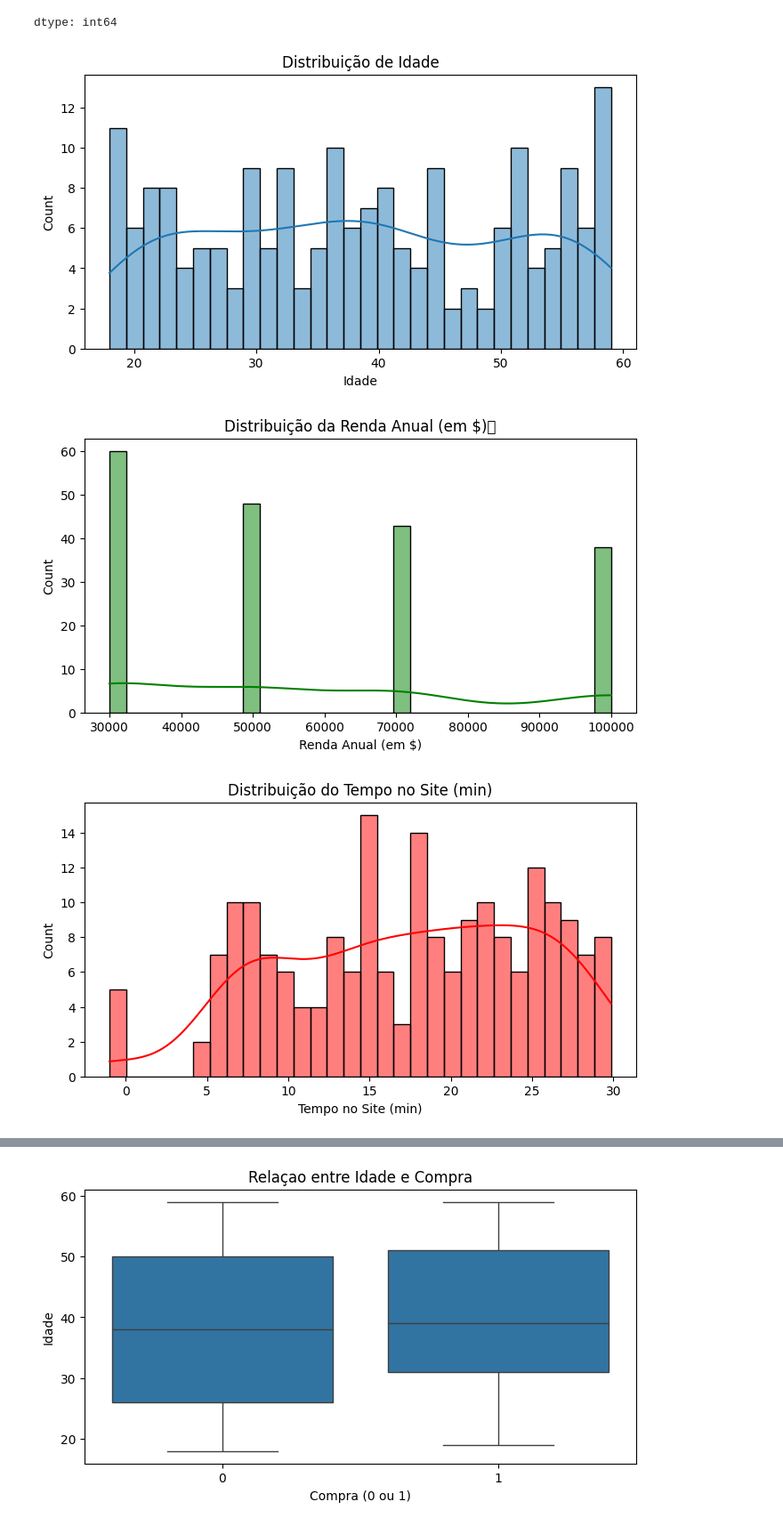
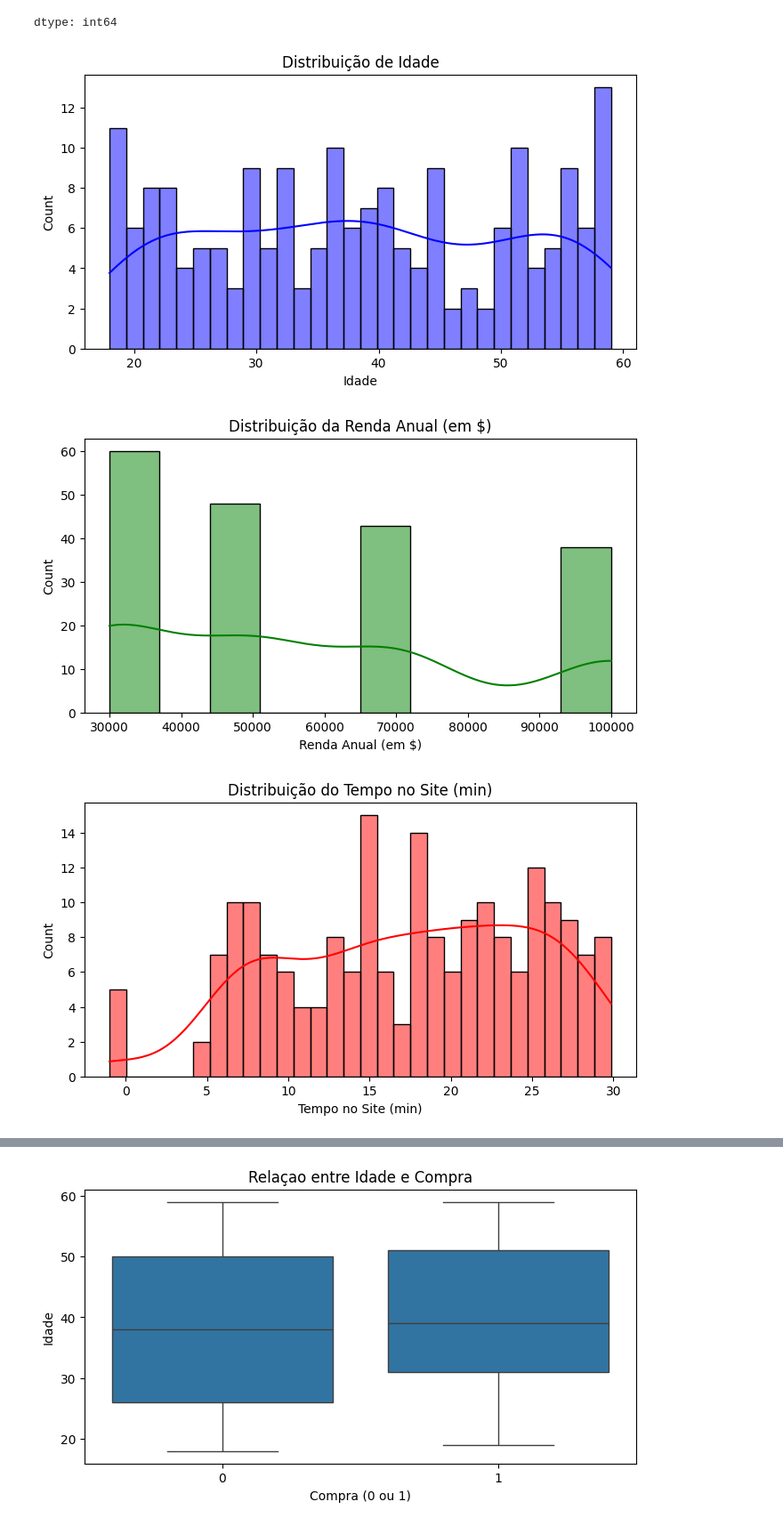
Before and after one commit to ViniciusHenriqueOliveira/DesafioPratico, a Jupyter notebook: Tarefa1.ipynb, the cells around one changed output, grey strips where cells are left out. Shown: that part at 89% size. Saved outputs shown, nothing was run; the diff lists cells and outputs as text; code cells hidden in the pictures.

```diff
--- a/Tarefa1.ipynb
+++ b/Tarefa1.ipynb
@@ -69,37 +69,37 @@ df.isnull().sum()
 dtype: int64
 # %%
 plt.figure(figsize=(8, 4))
-sns.histplot(df['Idade'], kde=True, bins=30)
+sns.histplot(df['Idade'], kde=True, bins=30, color='blue')
 plt.title('Distribuição de Idade')
 plt.show()
 
 plt.figure(figsize=(8, 4))
-sns.histplot(df['Renda Anual (em $)'], kde=True, bins=30, color='green')
-plt.title('Distribuição da Renda Anual (em $)	')
+sns.histplot(df['Renda Anual (em $)'], kde=True, bins=10, color='green')
+plt.title('Distribuição da Renda Anual (em $)')
 plt.show()
 
 plt.figure(figsize=(8, 4))
 sns.histplot(df['Tempo no Site (min)'], kde=True, bins=30, color='red')
 plt.title('Distribuição do Tempo no Site (min)')
 plt.show()
 
 plt.figure(figsize=(6, 4))
 sns.countplot(data=df, x='Gênero', color='pink')
 plt.title('Distribuição de Gênero')
 plt.show()
 
 plt.figure(figsize=(6, 4))
 sns.countplot(data=df, x='Anúncio Clicado', color='purple')
 plt.title('Distribuição de Anúncio Clicado')
 plt.show()
 
 plt.figure(figsize=(6, 4))
 sns.countplot(data=df, x='Compra (0 ou 1)', color='yellow')
 plt.title('Distribuição de Compras')
 plt.show()
 # %% [output]
-[figure, old version]
+[figure, new version]
-[figure, old version]
+[figure, new version]
 [figure]
 [figure]
 [figure]
```
